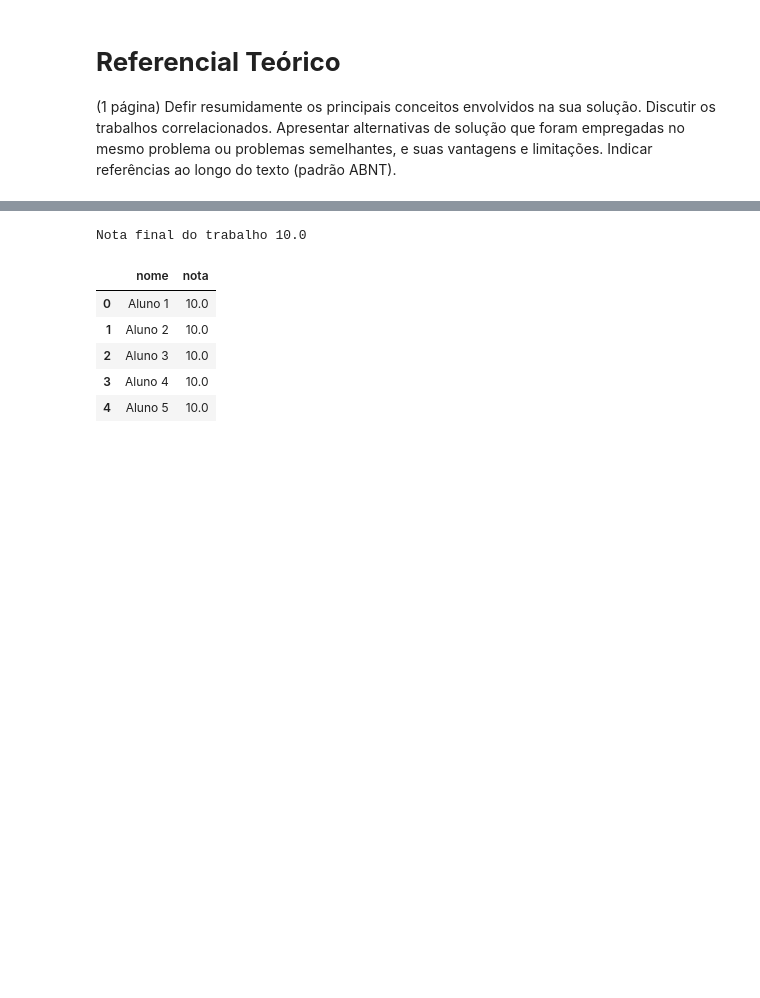
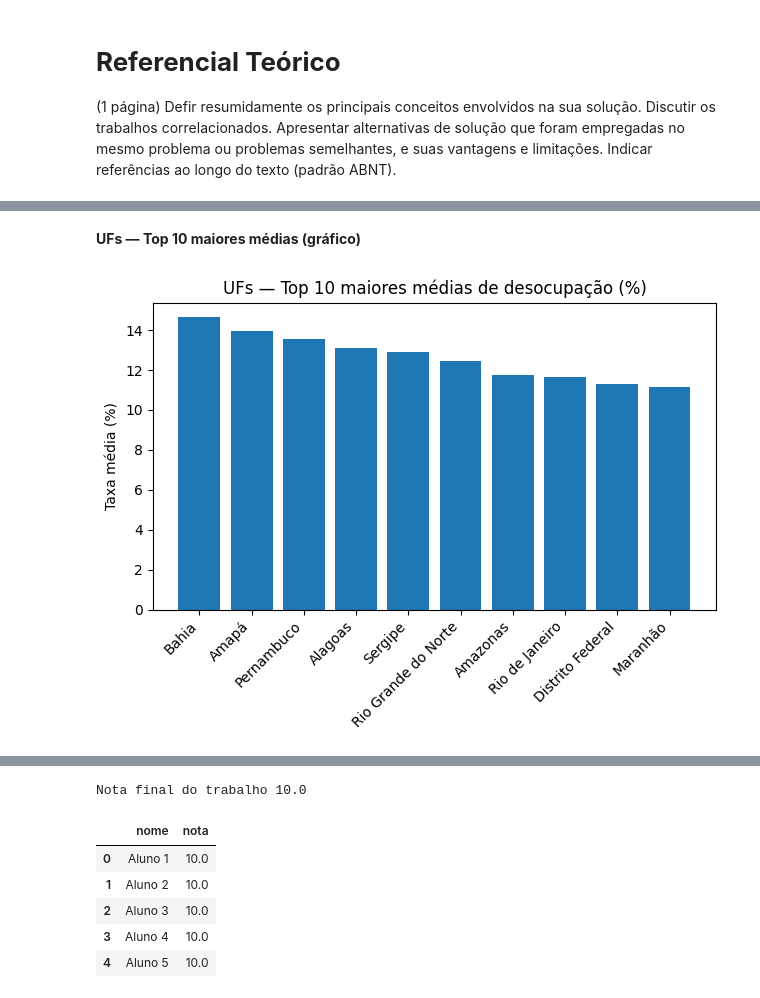
Before and after one commit to lattarian/projeto_aplicado_iv, a Jupyter notebook: projeto/cd_projeto_aplicado_IV_entrega_3.ipynb, the cells around one changed output, grey strips where cells are left out. Drawn from its saved outputs; the diff is of its cells as text; code cells hidden in the pictures; blank space fills up the shorter version.

```diff
--- a/projeto/cd_projeto_aplicado_IV_entrega_3.ipynb
+++ b/projeto/cd_projeto_aplicado_IV_entrega_3.ipynb
@@ -55,0 +452,8 @@ Complementar a entrega anterior.
+# %%
+# EDA — (6) UFs — estatísticas agregadas
+uf_stats = (dfU.groupby("local")["valor"]
+              .agg(media="mean", mediana="median", desvio="std", n="count")
+              .reset_index()
+              .dropna(subset=["media"]))
+print("UFs — estatísticas agregadas (amostra):")
+display(uf_stats.head())
@@ -55,0 +468,10 @@ Complementar a entrega anterior.
+# %% [markdown]
+**UFs — Top 10 maiores médias (gráfico)**
+# %%
+top10_media = uf_stats.sort_values("media", ascending=False).head(10)
+plt.figure()
+plt.bar(top10_media["local"], top10_media["media"])
+plt.title("UFs — Top 10 maiores médias de desocupação (%)")
+plt.xticks(rotation=45, ha="right"); plt.ylabel("Taxa média (%)"); plt.tight_layout(); plt.show()
+# %% [output]
+[figure, added]
```
Also changed, not shown: parts of 71 cells of this notebook.
